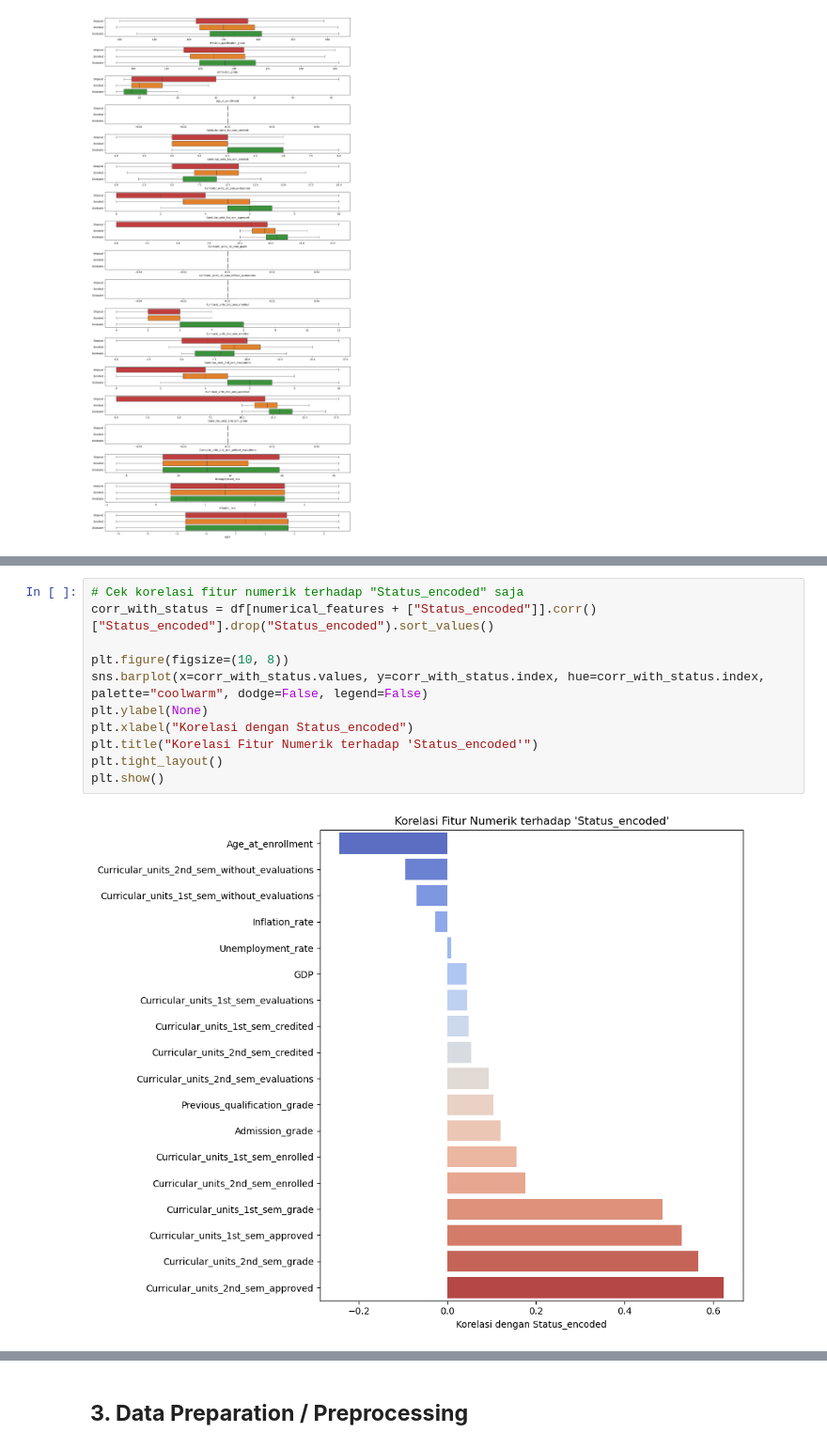
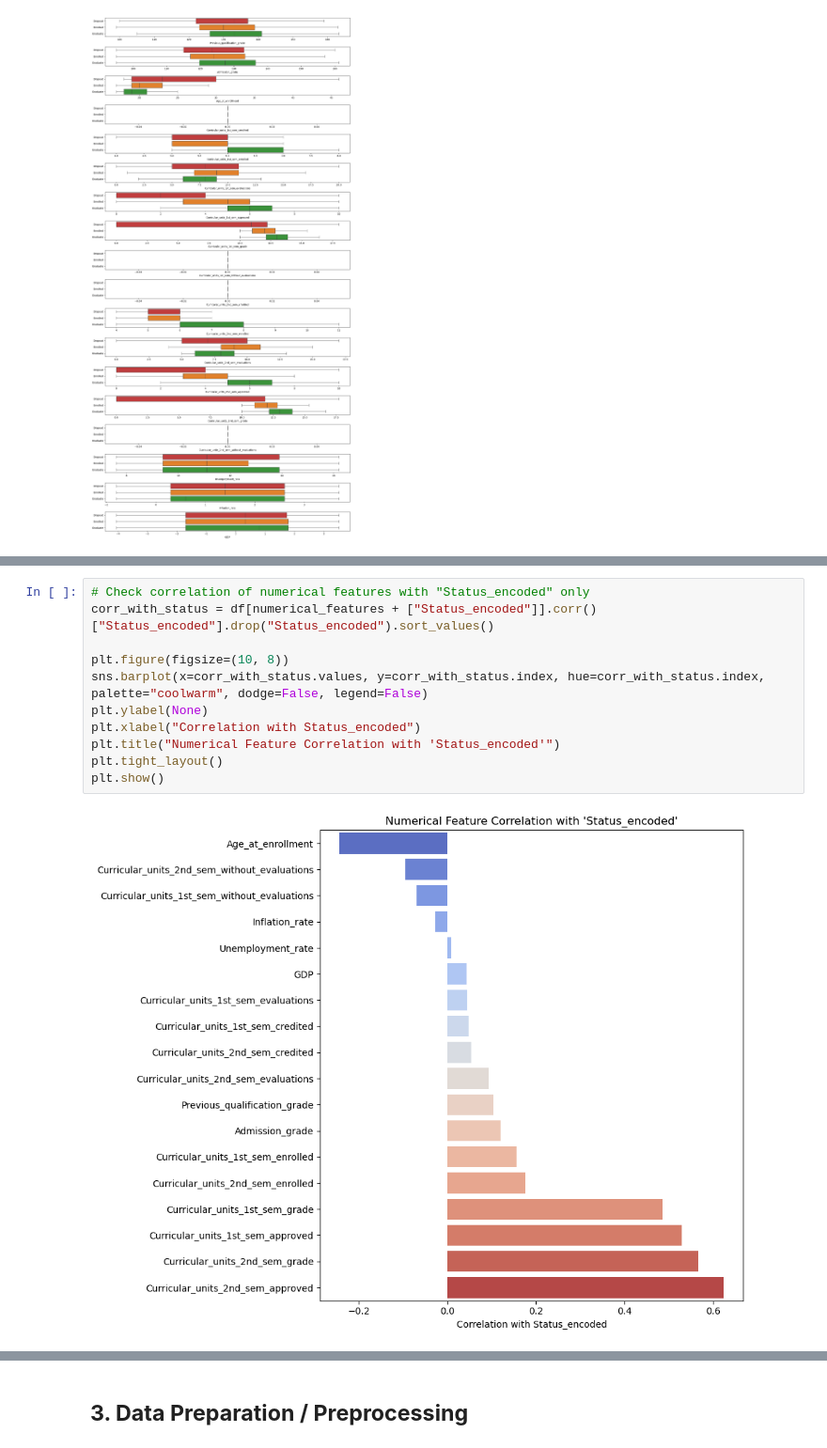
Before and after one commit to azhar-anas/student_status_prediction, a Jupyter notebook: notebook.ipynb, the cells around one changed output, grey strips where cells are left out. Shown at 94% size. Drawn from its saved outputs; the diff is of its cells as text.

```diff
--- a/notebook.ipynb
+++ b/notebook.ipynb
@@ -314,13 +329,13 @@ plt.show()
 # %%
-# Cek korelasi fitur numerik terhadap "Status_encoded" saja
+# Check correlation of numerical features with "Status_encoded" only
 corr_with_status = df[numerical_features + ["Status_encoded"]].corr()["Status_encoded"].drop("Status_encoded").sort_values()
 
 plt.figure(figsize=(10, 8))
 sns.barplot(x=corr_with_status.values, y=corr_with_status.index, hue=corr_with_status.index, palette="coolwarm", dodge=False, legend=False)
 plt.ylabel(None)
-plt.xlabel("Korelasi dengan Status_encoded")
-plt.title("Korelasi Fitur Numerik terhadap 'Status_encoded'")
+plt.xlabel("Correlation with Status_encoded")
+plt.title("Numerical Feature Correlation with 'Status_encoded'")
 plt.tight_layout()
 plt.show()
 # %% [output]
-[figure, old version]
+[figure, new version]
```
Also changed, not shown: parts of 102 cells of this notebook.
